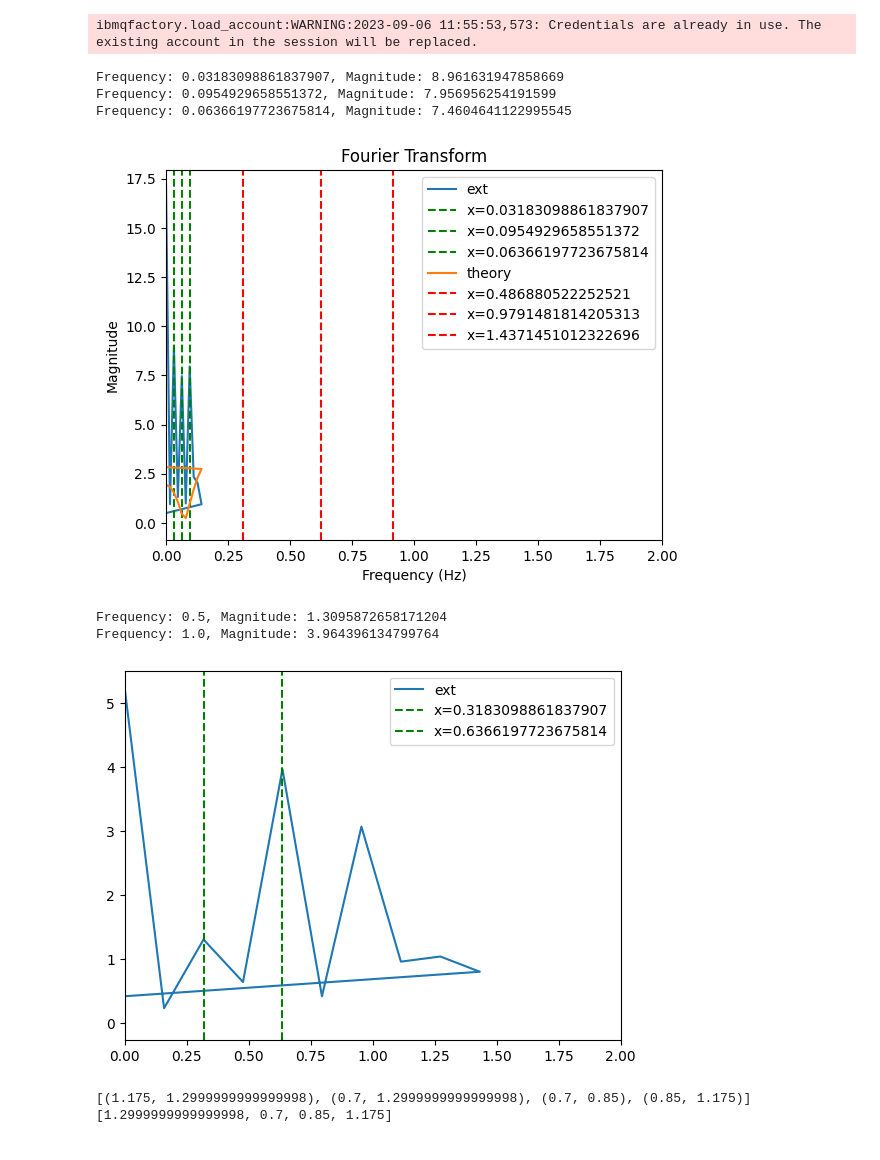
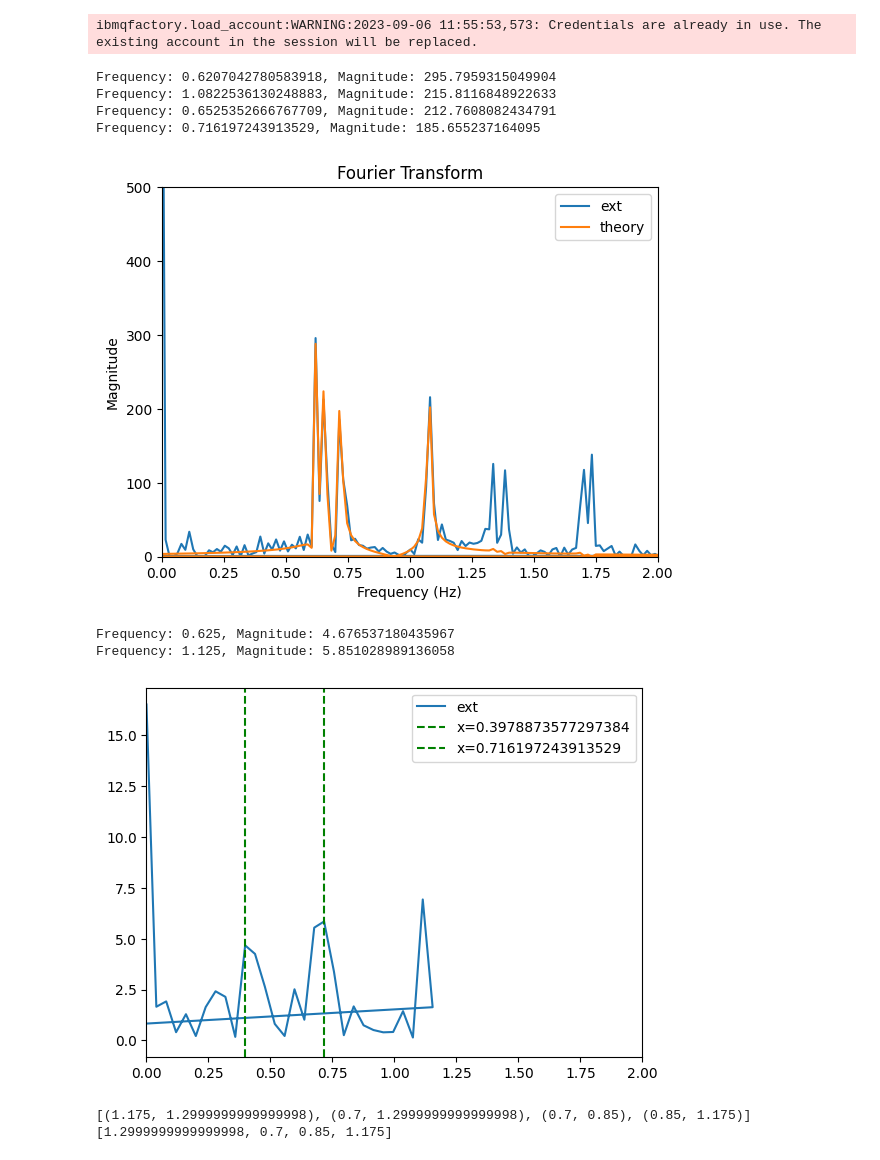
Before and after one commit to Davidkatom/Crosstalk, a Jupyter notebook: CosineFit.ipynb, the cells around one changed output. Saved outputs shown, nothing was run; the diff lists cells and outputs as text; code cells hidden in the pictures.

```diff
--- a/CosineFit.ipynb
+++ b/CosineFit.ipynb
@@ -155,7 +157,7 @@ from ramsey_experiment import RamseyBatch
 
 exp = []
 measurements = [2 ** i for i in range(4, 10)]
-shots = 2048
+shots = 100
 repetitions = 20
 shot_list = {}
 median_dist_for_shots = []
@@ -165,13 +167,14 @@ for n in measurements:  #qubits
 
     rep_list = []
     for rep in range(repetitions):
-        J = [random.gauss(1, 0.1) for _ in range(4)]
+        J = [random.gauss(1, 0.4) for _ in range(4)]
         delay_list = []
         delay = np.linspace(0, 2 * np.pi, n)
         for t in delay:
             delay_list.append(
-                RamseyExperiment(4, t, shots // n, J, f'CosineFit meas = {n} shots = {s} rep = {rep} delay = {t}'))
+                RamseyExperiment(4, t, shots, J, "0"))
         ramseyBatch = RamseyBatch(delay_list)
+        ramseyBatch.curve_fit(use_fft=True)
         rep_list.append(ramseyBatch)
     median_dist_for_shots.append(np.median([rep_list[i].dist for i in range(len(rep_list))]))
     mean_dist_for_shots.append(np.mean([rep_list[i].dist for i in range(len(rep_list))]))
@@ -206,7 +209,7 @@ ramsey_experiment = importlib.reload(ramsey_experiment)
 RamseyExperiment = ramsey_experiment.RamseyExperiment
 RamseyBatch = ramsey_experiment.RamseyBatch
 
-n = 3
+n = 4
 
 
 def func(t, js):
@@ -224,15 +227,17 @@ J = [random.gauss(1, 0.3) for _ in range(n)]
 print("J = ",J)
 delay_list = []
 exp = []
-measurements = 20
-delay = np.linspace(0, 2 * np.pi, measurements)
+measurements = 500
+delay = np.linspace(0, 10 * np.pi, measurements)
 for t in delay:
     delay_list.append(RamseyExperiment(n, t, 100, J, "0"))
 ramseyBatch1 = RamseyBatch(delay_list)
 ramseyBatch2 = RamseyBatch(delay_list)
 
-J_fit_fft = ramseyBatch1.curve_fit(use_fft=True)
-J_fit_no_fft = ramseyBatch2.curve_fit(use_fft=False)
+ramseyBatch1.curve_fit(use_fft=True)
+ramseyBatch2.curve_fit(use_fft=False)
+J_fit_fft = ramseyBatch1.J_fit
+J_fit_no_fft = ramseyBatch2.J_fit
 print("FFT: " , J_fit_fft)
 print("No FFT: ", J_fit_no_fft)
 #print(ramseyBatch.Z)
@@ -283,7 +288,7 @@ ibmqfactory.load_account:WARNING:2023-09-06 11:55:53,573: Credentials are alread
 # %%
 from scipy.signal import find_peaks
 %matplotlib inline
-w_ = 1000
+w_ = 10*2*np.pi
 def fo(w, js):
     n = len(js)
     result = 0
@@ -291,15 +296,15 @@ def fo(w, js):
         #result += (np.sqrt(2/np.pi) * np.sin(10 * np.pi * (4 * js[i] + w))) / (4 * js[i] + w)
 
 
-        result += 2*(np.sqrt(2/np.pi) * np.sin(w_ * np.pi * (2 * js[i]/np.pi + w))) / (2 * js[i]/np.pi + w)
+        result += 2*(np.sqrt(2/np.pi) * np.sin(w_ * np.pi * (2 * js[i]/np.pi + w))) / (w_*(2 * js[i]/np.pi + w))
         result += 2*(np.sqrt(2/np.pi) * np.sin(w_ * np.pi * (2 * js[i]/np.pi - w))) / (2 * js[i]/np.pi - w)
 
-        result += (np.sin(w_ * np.pi * (2 * (js[i] + js[(i + 1) % n])/np.pi + w)))/(np.sqrt(2/np.pi) * (2 * (js[i] + js[(i + 1) % n])/np.pi + w))
-        result += (np.sin(w_ * np.pi * (2 * (js[i] + js[(i + 1) % n])/np.pi - w)))/(np.sqrt(2/np.pi) * (2 * (js[i] + js[(i + 1) % n])/np.pi - w))
+        result += (np.sin(w_ * np.pi * (2 * (js[i] + js[(i + 1) % n])/np.pi + w)))/(w_*(np.sqrt(2/np.pi) * (2 * (js[i] + js[(i + 1) % n])/np.pi + w)))
+        result += (np.sin(w_ * np.pi * (2 * (js[i] + js[(i + 1) % n])/np.pi - w)))/(w_*(np.sqrt(2/np.pi) * (2 * (js[i] + js[(i + 1) % n])/np.pi - w)))
 
     #result += (3 * np.sqrt(2/np.pi) * np.sin(10 * np.pi * w)) / w
     #result = result/ (2 ** (n - (n - 3)))
-    return 3*result/(2 ** (n - (n - 3)))
+    return 2*np.pi*result/(2 ** (n - (n - 3)))
 
 extended = ramseyBatch1.Z[::-1]
 extended = extended + ramseyBatch1.Z
@@ -332,13 +337,13 @@ n_highest_peaks = sorted_peak_indices[:n]  # Choose a value for n
 for peak_index in n_highest_peaks:
     val = frequencies_ext[positive_indices][peaks[peak_index]]
     print(f"Frequency: {frequencies_ext[positive_indices][peaks[peak_index]]}, Magnitude: {peak_magnitudes[peak_index]}")
-    plt.axvline(x=val, color='green', linestyle='--', label=f'x={val}')
+    #plt.axvline(x=val, color='green', linestyle='--', label=f'x={val}')
 
 
 plt.plot(frequencies_ext, np.abs([fo(t, J) for t in frequencies_ext]), label='theory')
 
-for val in J:
-    plt.axvline(x=val/(0.5*np.pi), color='red', linestyle='--', label=f'x={val}')
+#for val in J:
+#    plt.axvline(x=val/(0.5*np.pi), color='red', linestyle='--', label=f'x={val}')
 
 
 
@@ -346,17 +351,18 @@ plt.title('Fourier Transform')
 plt.xlabel('Frequency (Hz)')
 plt.ylabel('Magnitude')
 plt.xlim(0, 2)
-#plt.ylim(0,400)
+plt.ylim(0,500)
 plt.legend()
 plt.show()
 # %% [output]
-Frequency: 0.03183098861837907, Magnitude: 8.961631947858669
-Frequency: 0.0954929658551372, Magnitude: 7.956956254191599
-Frequency: 0.06366197723675814, Magnitude: 7.4604641122995545
+Frequency: 0.6207042780583918, Magnitude: 295.7959315049904
+Frequency: 1.0822536130248883, Magnitude: 215.8116848922633
+Frequency: 0.6525352666767709, Magnitude: 212.7608082434791
+Frequency: 0.716197243913529, Magnitude: 185.655237164095
-[figure, old version]
+[figure, new version]
 # %%
 from scipy.signal import find_peaks
-k = 2
+k = 1
 
 extended = ramseyBatch1.get_zi(k)[::-1]
 extended = extended + ramseyBatch1.get_zi(k)
@@ -373,7 +379,7 @@ def extract_two_closest_to_zero(frequencies, peaks):
     return sorted_peaks[:2]
 
 # Set the sampling rate based on measurements
-sample_rate = measurements / (1 * np.pi)
+sample_rate = measurements / (4 * np.pi)
 
 # Compute the positive frequencies for the FFT output
 frequencies_ext = np.fft.fftfreq(2 * len(ramseyBatch1.get_zi(k)), 1 / sample_rate)
@@ -381,36 +387,36 @@ positive_indices = np.where(frequencies_ext > 0)
 positive_magnitudes = np.abs(fft_output_ext)[positive_indices]
 
 # Find peaks in the positive magnitudes
 peaks, _ = find_peaks(positive_magnitudes)
 
 # Get the magnitudes of these peaks
 peak_magnitudes = positive_magnitudes[peaks]
 
 # Sort the peaks by their magnitudes in descending order
 sorted_peak_indices = np.argsort(peak_magnitudes)[::-1]
 n_highest_peaks = sorted_peak_indices[:3]
 
 # Extract two peaks closest to zero
 selected_peaks = extract_two_closest_to_zero(frequencies_ext[positive_indices], n_highest_peaks)
 
 # Plot and annotate results
 plt.plot(frequencies_ext, np.abs(fft_output_ext), label="ext")
 
 for peak_index in selected_peaks:
     freq_value = frequencies_ext[positive_indices][peaks[peak_index]]
     magnitude_value = peak_magnitudes[peak_index]
 
     print(f"Frequency: {freq_value*(0.5*np.pi)}, Magnitude: {magnitude_value}")
     plt.axvline(x=freq_value, color='green', linestyle='--', label=f'x={freq_value}')
 
 plt.xlim(0,2)
 # Show the plot
 plt.legend()
 plt.show()
 # %% [output]
-Frequency: 0.5, Magnitude: 1.3095872658171204
-Frequency: 1.0, Magnitude: 3.964396134799764
+Frequency: 0.625, Magnitude: 4.676537180435967
+Frequency: 1.125, Magnitude: 5.851028989136058
-[figure, old version]
+[figure, new version]
 # %%
 def extract_two_closest_to_zero(frequencies, peaks):
     """Extract the two peaks closest to zero from the given peaks."""
```
Also changed, not shown: parts of 5 cells of this notebook.
